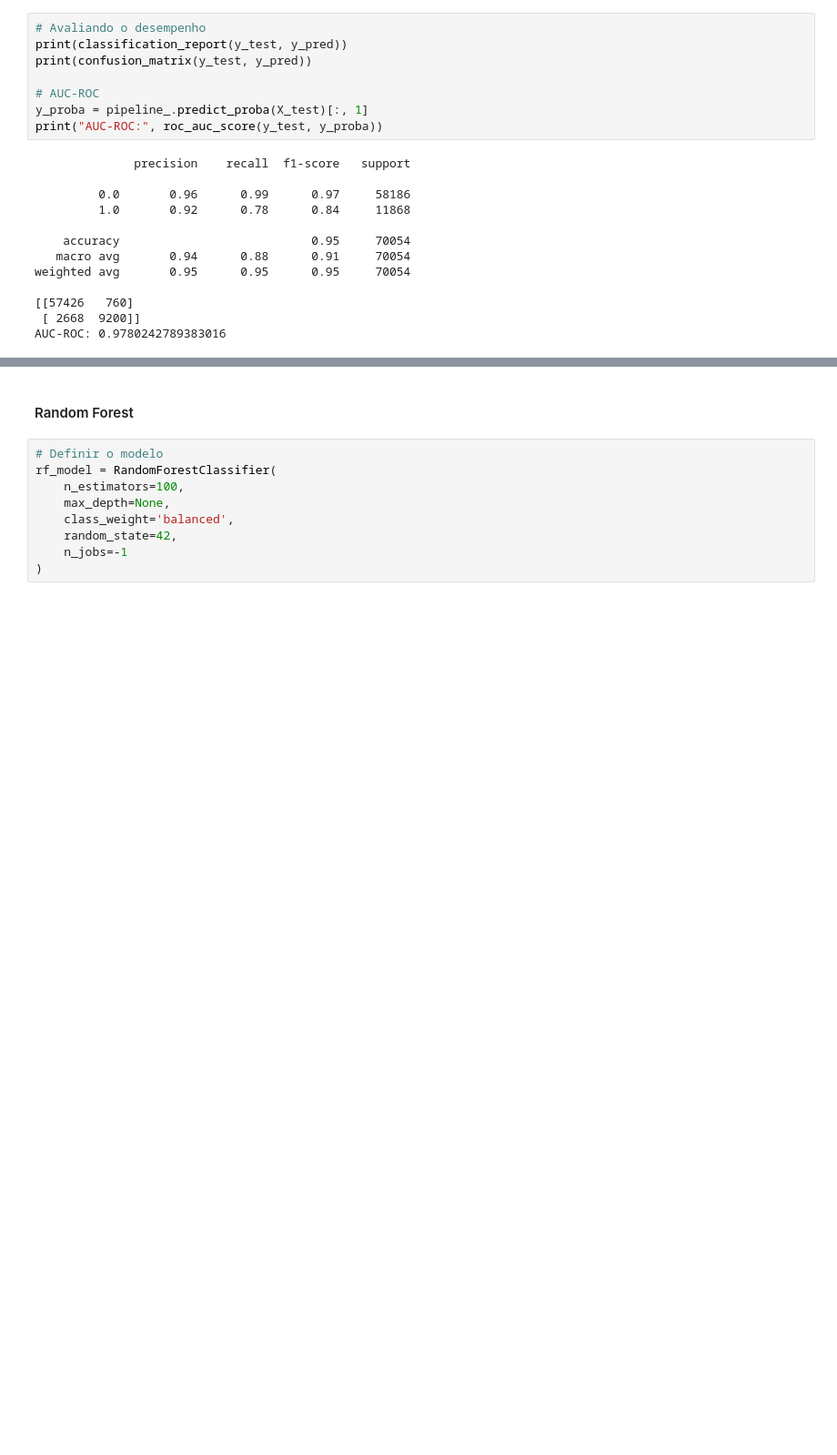
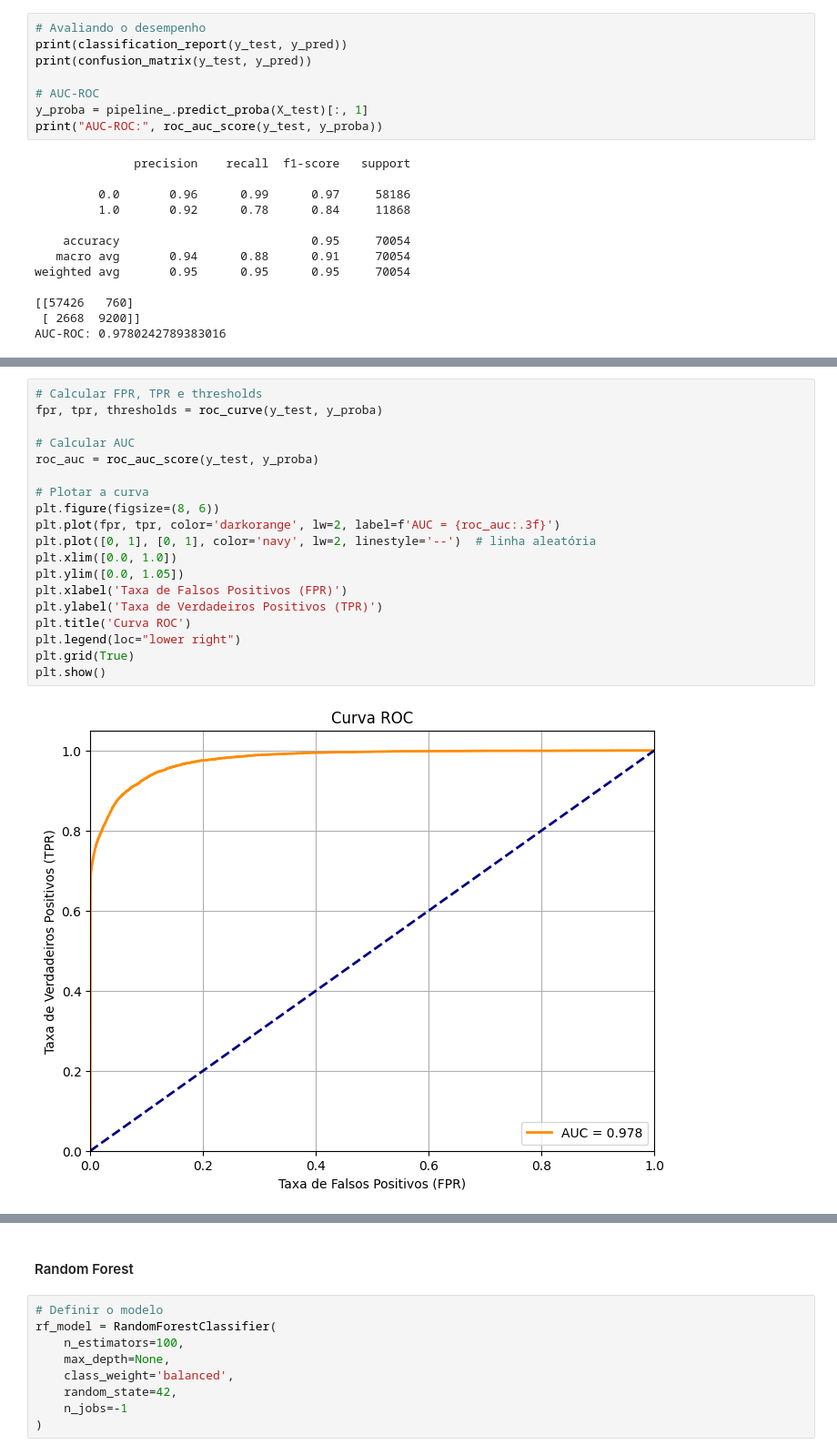
Before and after one commit to josieleferreira/credito_fintech, a Jupyter notebook: notebooks/predictive_model.ipynb, the cells around one changed output, grey strips where cells are left out. Shown at 91% size. Cells and saved outputs as stored; diff of their text form; blank space fills up the shorter version.

```diff
--- a/notebooks/predictive_model.ipynb
+++ b/notebooks/predictive_model.ipynb
@@ -539,0 +545,21 @@ AUC-ROC: 0.9780242789383016
+# %%
+# Calcular FPR, TPR e thresholds
+fpr, tpr, thresholds = roc_curve(y_test, y_proba)
+
+# Calcular AUC
+roc_auc = roc_auc_score(y_test, y_proba)
+
+# Plotar a curva
+plt.figure(figsize=(8, 6))
+plt.plot(fpr, tpr, color='darkorange', lw=2, label=f'AUC = {roc_auc:.3f}')
+plt.plot([0, 1], [0, 1], color='navy', lw=2, linestyle='--')  # linha aleatória
+plt.xlim([0.0, 1.0])
+plt.ylim([0.0, 1.05])
+plt.xlabel('Taxa de Falsos Positivos (FPR)')
+plt.ylabel('Taxa de Verdadeiros Positivos (TPR)')
+plt.title('Curva ROC')
+plt.legend(loc="lower right")
+plt.grid(True)
+plt.show()
+# %% [output]
+[figure, added]
```
Also changed, not shown: parts of 14 cells of this notebook.
